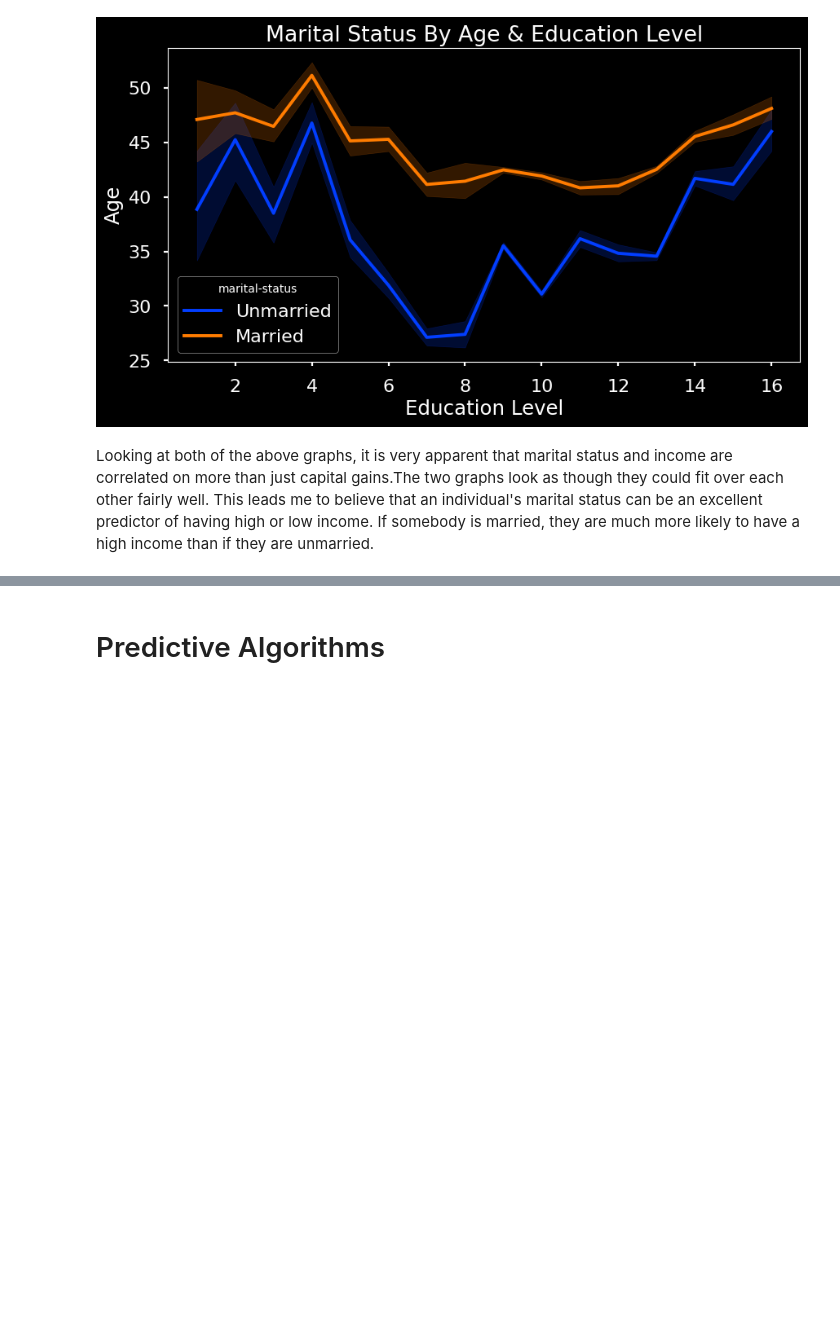
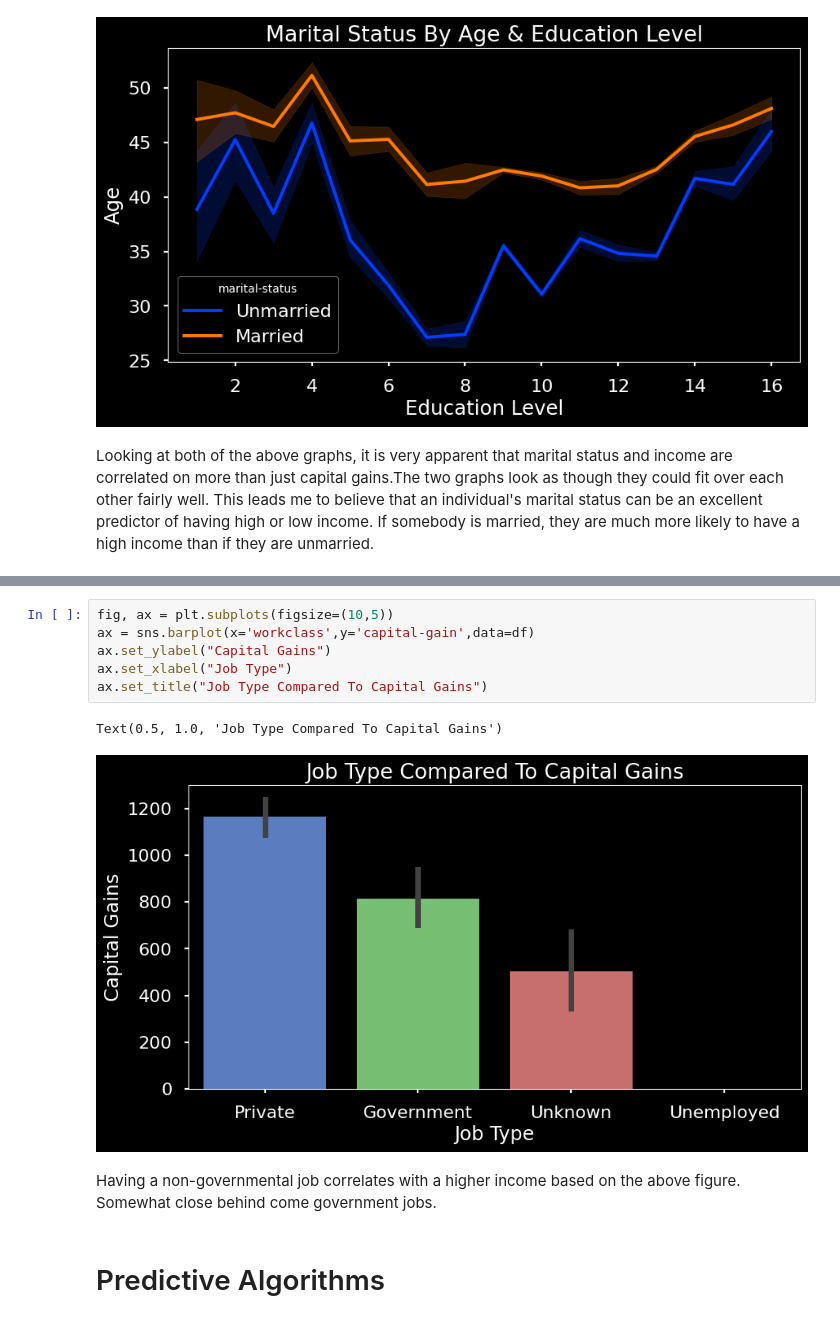
Before and after one commit to JamisonHunter/Adult-Income-Prediction, a Jupyter notebook: adult_income_prediction_j_hunter.ipynb, the cells around one changed output, grey strips where cells are left out. Drawn from its saved outputs; the diff is of its cells as text; blank space fills up the shorter version.

```diff
--- a/adult_income_prediction_j_hunter.ipynb
+++ b/adult_income_prediction_j_hunter.ipynb
@@ -570,3 +594,14 @@ Looking at both of the above graphs, it is very apparent that marital status and
+# %%
+fig, ax = plt.subplots(figsize=(10,5))
+ax = sns.barplot(x='workclass',y='capital-gain',data=df)
+ax.set_ylabel("Capital Gains")
+ax.set_xlabel("Job Type")
+ax.set_title("Job Type Compared To Capital Gains")
+# %% [output]
+Text(0.5, 1.0, 'Job Type Compared To Capital Gains')
+[figure, added]
+# %% [markdown]
+Having a non-governmental job correlates with a higher income based on the above figure. Somewhat close behind come government jobs.
 # %% [markdown]
 # Predictive Algorithms
 # %% [markdown]
```
Also changed, not shown: parts of 4 cells of this notebook.
